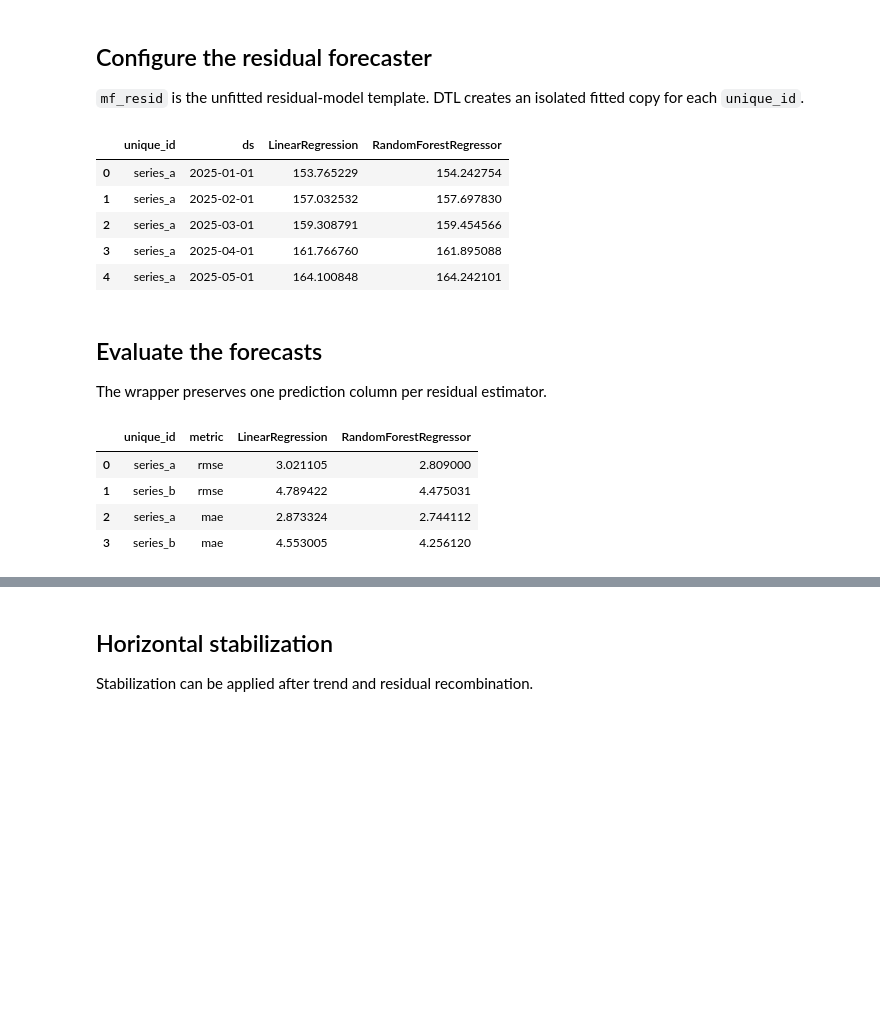
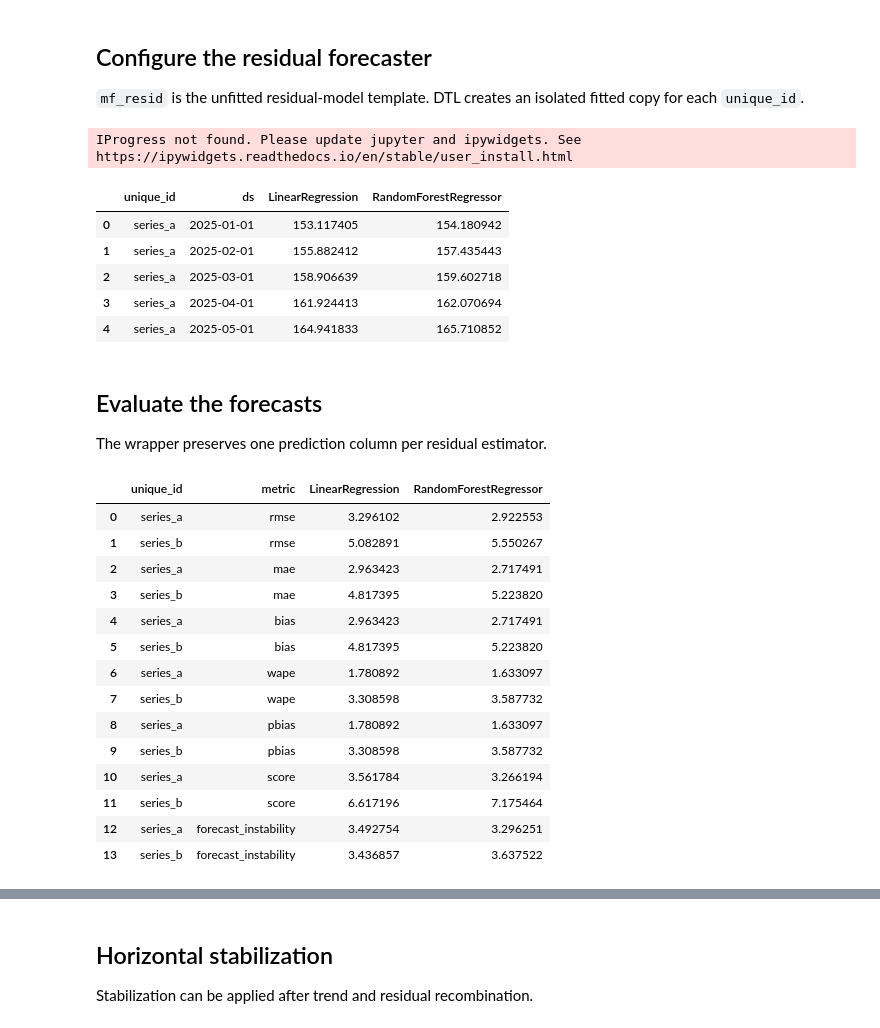
Before and after one commit to heylucasleao/tinyshift, a Jupyter notebook: tinyshift/examples/dtl.ipynb, the cells around one changed output, grey strips where cells are left out. Cells and saved outputs as stored; diff of their text form; code cells hidden in the pictures; blank space fills up the shorter version.

```diff
--- a/tinyshift/examples/dtl.ipynb
+++ b/tinyshift/examples/dtl.ipynb
@@ -20,3 +21,5 @@ from tinyshift.series import fva_rmae
+# %%
+metrics = [rmse, mae, bias, wape, pbias, score, forecast_instability]
 # %% [markdown]
 ## Build a non-seasonal panel
 
@@ -42,8 +45,8 @@ df.head()
 | 4 | series_a | 2018-05-01 | 23.775027 |
 # %%
 horizon = 12
-train = df.groupby('unique_id', group_keys=False).apply(lambda group: group.iloc[:-horizon]).reset_index(drop=True)
-test = df.groupby('unique_id', group_keys=False).apply(lambda group: group.iloc[-horizon:]).reset_index(drop=True)
+train = df.groupby('unique_id', group_keys=False).apply(lambda group: group.iloc[:-horizon], include_groups=True).reset_index(drop=True)
+test = df.groupby('unique_id', group_keys=False).apply(lambda group: group.iloc[-horizon:], include_groups=True).reset_index(drop=True)
 
 train.groupby('unique_id').size(), test.groupby('unique_id').size()
 # %% [output]
@@ -66,7 +110,7 @@ residual_forecaster = MLForecast(
         RandomForestRegressor(n_estimators=100, random_state=42),
     ],
     freq='MS',
-    lags=[1, 2, 3, 6],
+    lags=[1, 3],
 )
 
 dtl = DTLWrapper(
@@ -80,12 +124,13 @@ dtl.fit(train, id_col='unique_id', time_col='ds', target_col='y')
 forecast = dtl.predict(h=horizon)
 forecast.head()
 # %% [output]
+IProgress not found. Please update jupyter and ipywidgets. See https://ipywidgets.readthedocs.io/en/stable/user_install.html
 |  | unique_id | ds | LinearRegression | RandomForestRegressor |
-| 0 | series_a | 2025-01-01 | 153.765229 | 154.242754 |
-| 1 | series_a | 2025-02-01 | 157.032532 | 157.697830 |
-| 2 | series_a | 2025-03-01 | 159.308791 | 159.454566 |
-| 3 | series_a | 2025-04-01 | 161.766760 | 161.895088 |
-| 4 | series_a | 2025-05-01 | 164.100848 | 164.242101 |
+| 0 | series_a | 2025-01-01 | 153.117405 | 154.180942 |
+| 1 | series_a | 2025-02-01 | 155.882412 | 157.435443 |
+| 2 | series_a | 2025-03-01 | 158.906639 | 159.602718 |
+| 3 | series_a | 2025-04-01 | 161.924413 | 162.070694 |
+| 4 | series_a | 2025-05-01 | 164.941833 | 165.710852 |
 # %% [markdown]
 ## Evaluate the forecasts
 
@@ -93,19 +138,29 @@ The wrapper preserves one prediction column per residual estimator.
 # %%
 actual = test[['unique_id', 'ds', 'y']]
 result = forecast.merge(actual, on=['unique_id', 'ds'], how='left')
 
 metrics = evaluate(
     result,
-    metrics=[rmse, mae],
+    metrics=metrics,
     models=['LinearRegression', 'RandomForestRegressor'],
     id_col='unique_id',
     time_col='ds',
     target_col='y',
 )
 metrics
 # %% [output]
 |  | unique_id | metric | LinearRegression | RandomForestRegressor |
-| 0 | series_a | rmse | 3.021105 | 2.809000 |
-| 1 | series_b | rmse | 4.789422 | 4.475031 |
-| 2 | series_a | mae | 2.873324 | 2.744112 |
-| 3 | series_b | mae | 4.553005 | 4.256120 |
+| 0 | series_a | rmse | 3.296102 | 2.922553 |
+| 1 | series_b | rmse | 5.082891 | 5.550267 |
+| 2 | series_a | mae | 2.963423 | 2.717491 |
+| 3 | series_b | mae | 4.817395 | 5.223820 |
+| 4 | series_a | bias | 2.963423 | 2.717491 |
+| 5 | series_b | bias | 4.817395 | 5.223820 |
+| 6 | series_a | wape | 1.780892 | 1.633097 |
+| 7 | series_b | wape | 3.308598 | 3.587732 |
+| 8 | series_a | pbias | 1.780892 | 1.633097 |
+| 9 | series_b | pbias | 3.308598 | 3.587732 |
+| 10 | series_a | score | 3.561784 | 3.266194 |
+| 11 | series_b | score | 6.617196 | 7.175464 |
+| 12 | series_a | forecast_instability | 3.492754 | 3.296251 |
+| 13 | series_b | forecast_instability | 3.436857 | 3.637522 |
```
Also changed, not shown: parts of 9 cells of this notebook, 3 other files.
